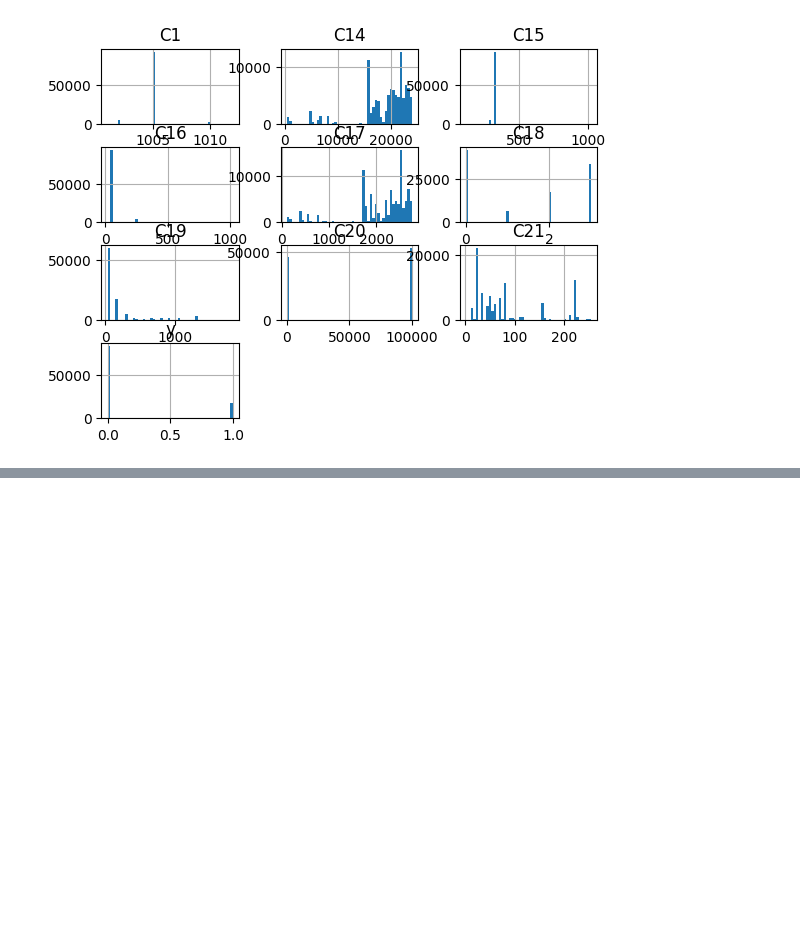
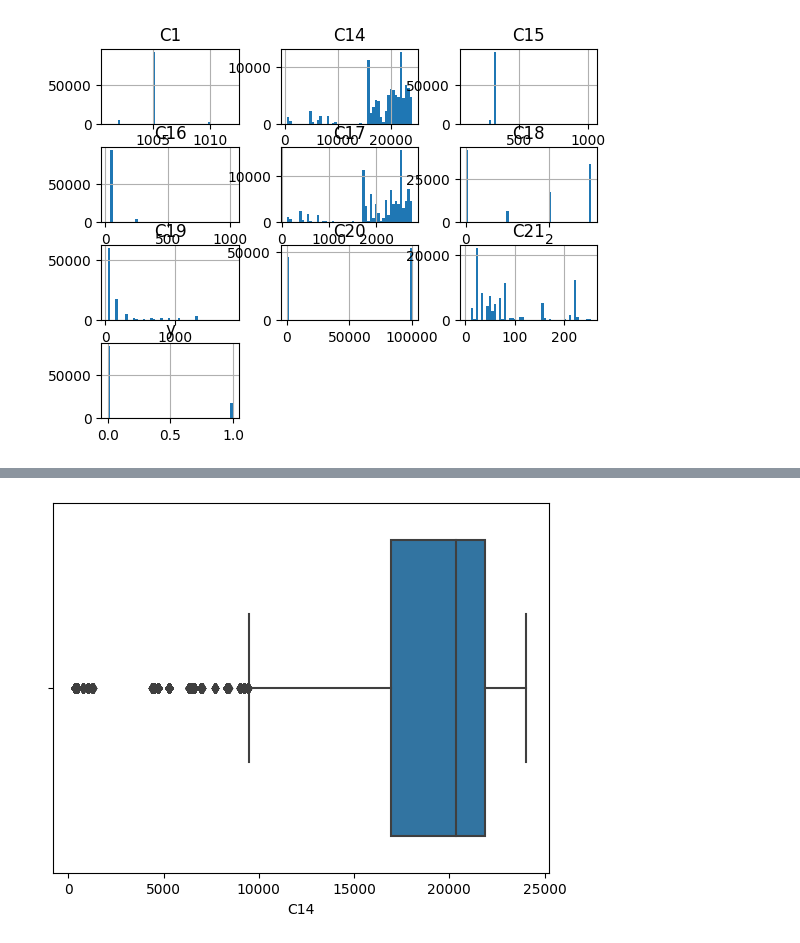
Before and after one commit to ussahil/CapstonePojectCTR, a Jupyter notebook: capstone.ipynb, the cells around one changed output, grey strips where cells are left out. Saved outputs shown, nothing was run; the diff lists cells and outputs as text; code cells hidden in the pictures; blank space fills up the shorter version.

```diff
--- a/capstone.ipynb
+++ b/capstone.ipynb
@@ -353,0 +383,6 @@ plt.show()
+# %%
+sns.boxplot(x=df['C14'])
+plt.show()
+# impute this since we do not have any information about this variable
+# %% [output]
+[figure, added]
```
Also changed, not shown: parts of 27 cells of this notebook, 1 other file.
